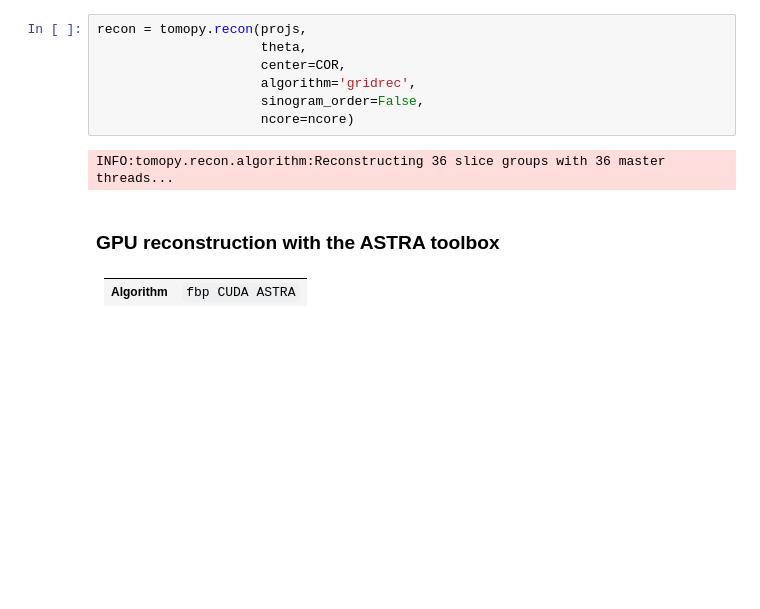
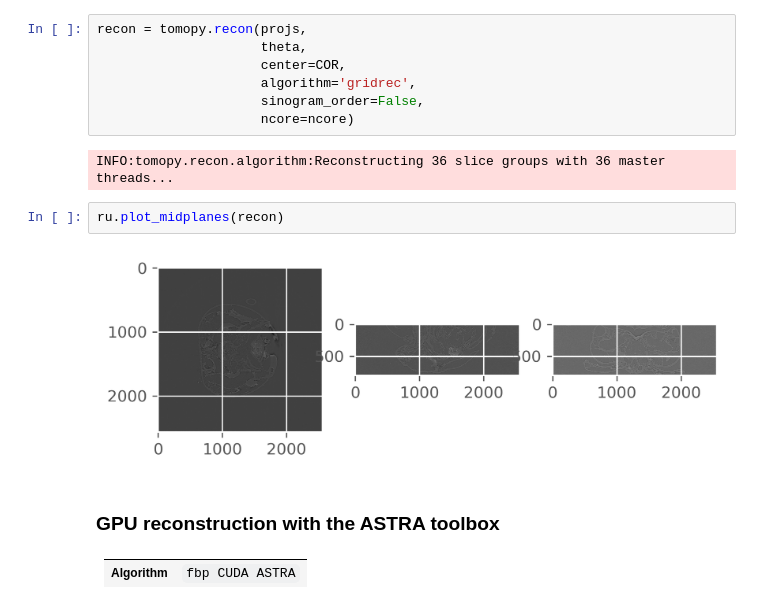
Before and after one commit to SESAME-Synchrotron/BEATS_tomoscan, a Jupyter notebook: docs/source/ipynb/BEATS_recon.ipynb, the cells around one changed output. Drawn from its saved outputs; the diff is of its cells as text; blank space fills up the shorter version.

```diff
--- a/docs/source/ipynb/BEATS_recon.ipynb
+++ b/docs/source/ipynb/BEATS_recon.ipynb
@@ -101,6 +114,10 @@ recon = tomopy.recon(projs,
                      ncore=ncore)
 # %% [output]
 INFO:tomopy.recon.algorithm:Reconstructing 36 slice groups with 36 master threads...
+# %%
+ru.plot_midplanes(recon)
+# %% [output]
+[figure, added]
 # %% [markdown]
 ### GPU reconstruction with the ASTRA toolbox
 |  |  |
```
Also changed, not shown: parts of 13 cells of this notebook, 1 other file.
